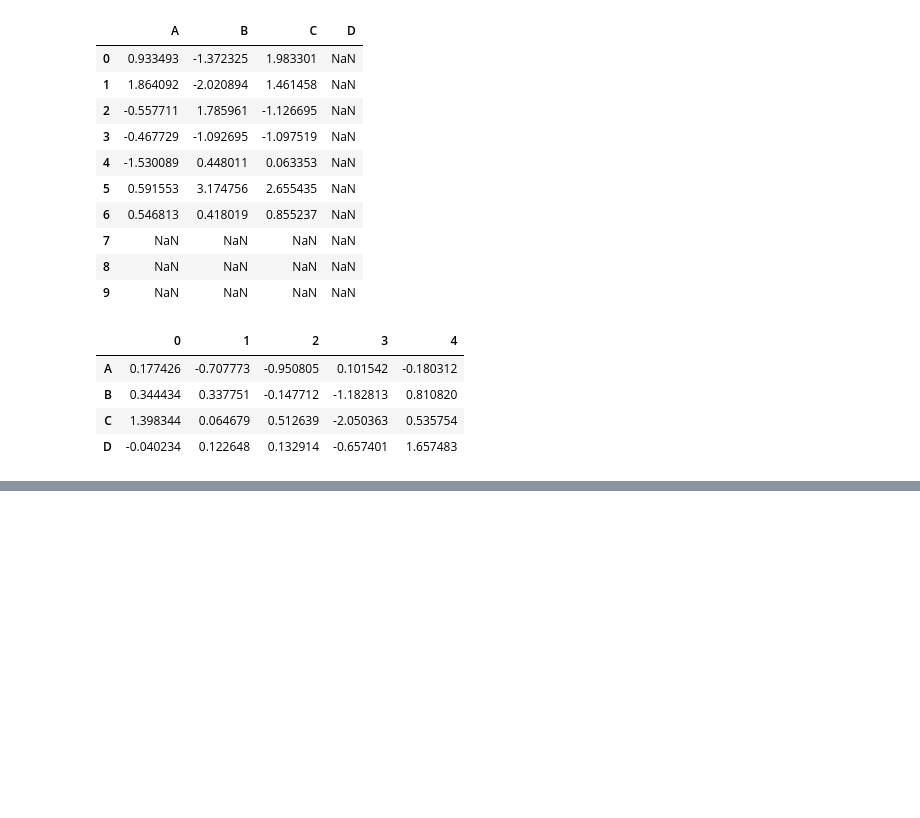
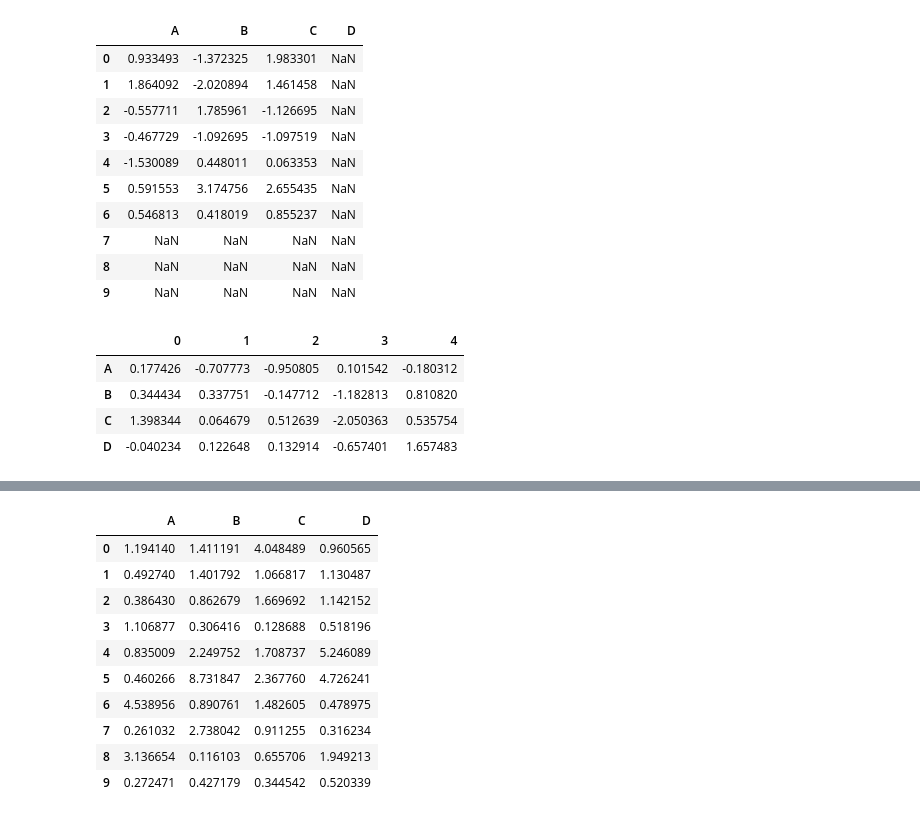
Before and after one commit to navyaanejathegreat/py_libraries, a Jupyter notebook: pandas.ipynb, the cells around one changed output, grey strips where cells are left out. Cells and saved outputs as stored; diff of their text form; code cells hidden in the pictures; blank space fills up the shorter version.

```diff
--- a/pandas.ipynb
+++ b/pandas.ipynb
@@ -335,0 +349,14 @@ df[:5].T
+# %%
+np.exp(df)
+# %% [output]
+|  | A | B | C | D |
+| 0 | 1.194140 | 1.411191 | 4.048489 | 0.960565 |
+| 1 | 0.492740 | 1.401792 | 1.066817 | 1.130487 |
+| 2 | 0.386430 | 0.862679 | 1.669692 | 1.142152 |
+| 3 | 1.106877 | 0.306416 | 0.128688 | 0.518196 |
+| 4 | 0.835009 | 2.249752 | 1.708737 | 5.246089 |
+| 5 | 0.460266 | 8.731847 | 2.367760 | 4.726241 |
+| 6 | 4.538956 | 0.890761 | 1.482605 | 0.478975 |
+| 7 | 0.261032 | 2.738042 | 0.911255 | 0.316234 |
+| 8 | 3.136654 | 0.116103 | 0.655706 | 1.949213 |
+| 9 | 0.272471 | 0.427179 | 0.344542 | 0.520339 |
```
Also changed, not shown: parts of 1 cell of this notebook.
